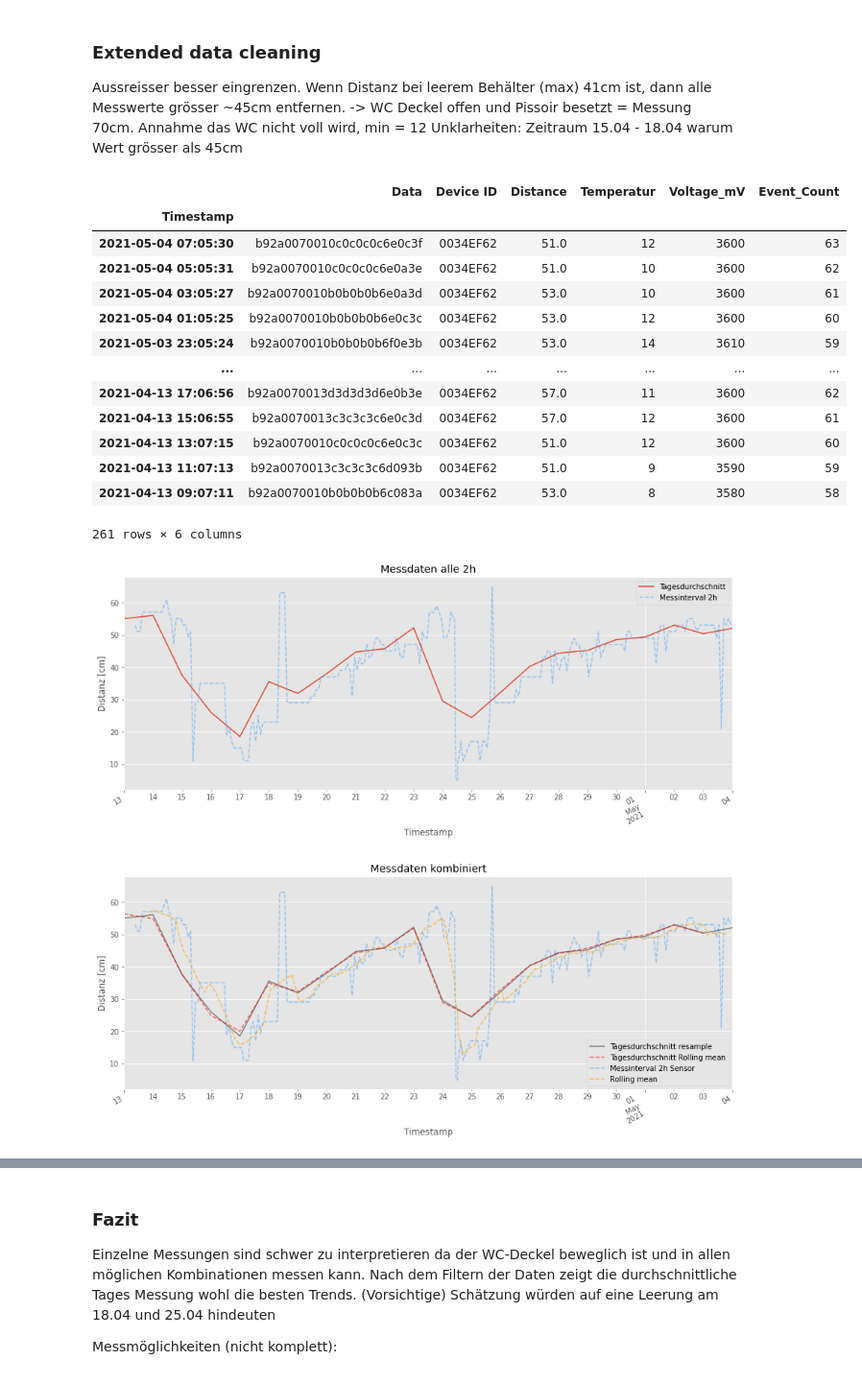
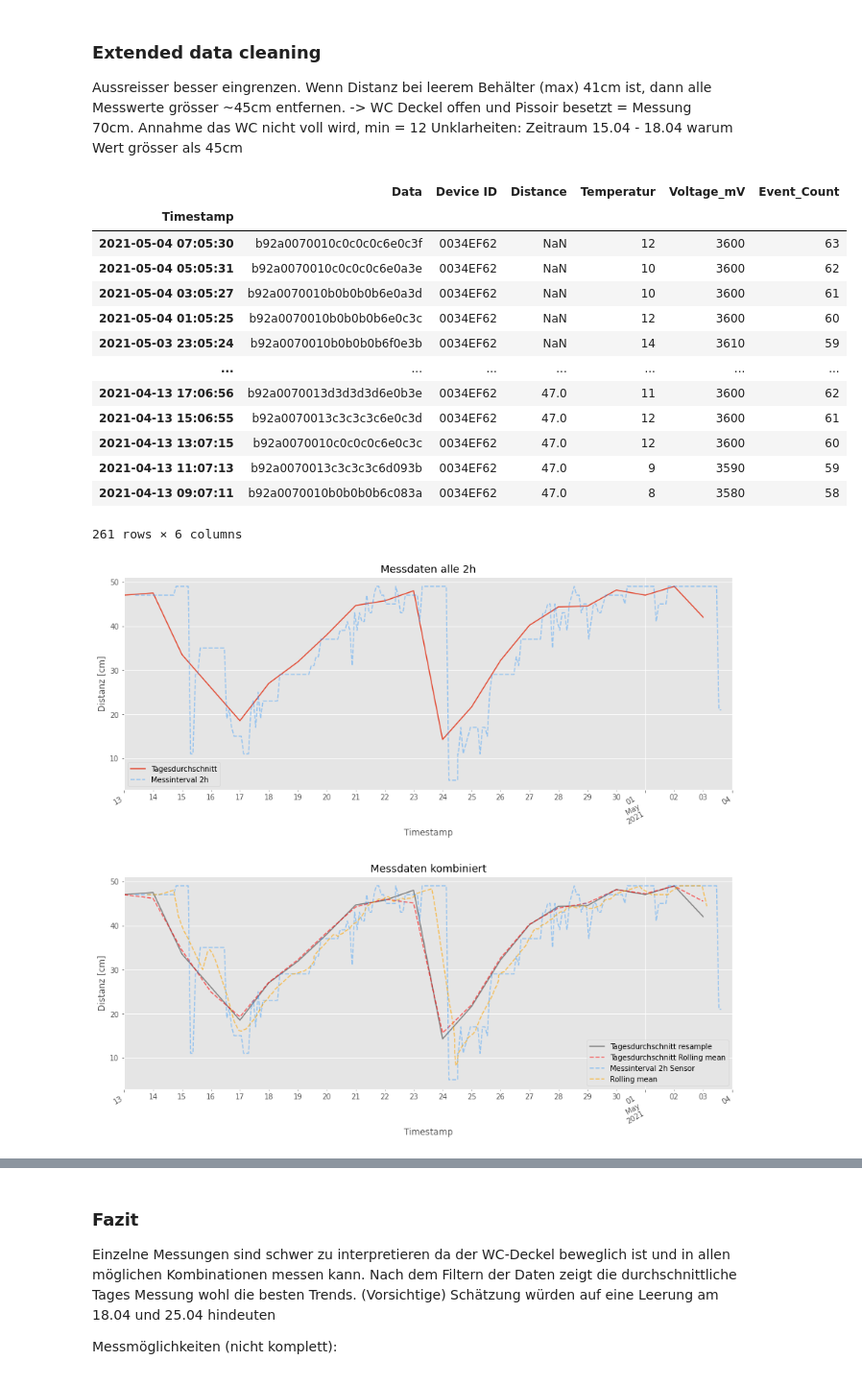
Before and after one commit to phyti1/ds_p4_kompotoi, a Jupyter notebook: Data_aquissation_sensoneo.ipynb, the cells around one changed output, grey strips where cells are left out. Shown at 96% size. Cells and saved outputs as stored; diff of their text form; code cells hidden in the pictures.

```diff
--- a/Data_aquissation_sensoneo.ipynb
+++ b/Data_aquissation_sensoneo.ipynb
@@ -304,10 +305,11 @@ plt.show()
 #### Daten filter und ersetzen
 # %%
 # Daten filtern und NA's schreiben
-df_sensoneo['Distance'] = df_sensoneo['Distance'].astype('float')
-df_sensoneo['Distance'] = np.where(df_sensoneo['Distance'] <= 100, df_sensoneo['Distance'], pd.NA)
-df_sensoneo['Distance'] = np.where(df_sensoneo['Distance'] >= 5, df_sensoneo['Distance'], pd.NA)
-df_sensoneo
+df_sensoneof1 = df_sensoneo
+df_sensoneof1['Distance'] = df_sensoneof1['Distance'].astype('float')
+df_sensoneof1['Distance'] = np.where(df_sensoneof1['Distance'] <= 100, df_sensoneof1['Distance'], pd.NA)  #np.nan
+df_sensoneof1['Distance'] = np.where(df_sensoneof1['Distance'] >= 5, df_sensoneof1['Distance'], pd.NA)
+df_sensoneof1
 # %% [output]
 |  | Data | Device ID | Distance | Temperatur | Voltage_mV | Event_Count |
 | Timestamp |  |  |  |  |  |  |
@@ -325,8 +327,8 @@ df_sensoneo
 261 rows × 6 columns
 # %%
 # Daten filtern und NA's mit ffill füllen
-df_sensoneo['Distance'].fillna(method='ffill', inplace = True)
-df_sensoneo
+df_sensoneof1['Distance'].fillna(method='ffill', inplace = True)
+df_sensoneof1
 # %% [output]
 |  | Data | Device ID | Distance | Temperatur | Voltage_mV | Event_Count |
 | Timestamp |  |  |  |  |  |  |
@@ -347,9 +349,9 @@ df_sensoneo
 # %%
 # Distance daten drehen
 max_Füllmenge = 75
-for i, row in enumerate(df_sensoneo['Distance']):
-    df_sensoneo.iloc[i, df_sensoneo.columns.get_loc('Distance')] = max_Füllmenge - df_sensoneo.iloc[i, df_sensoneo.columns.get_loc('Distance')]
-df_sensoneo
+for i, row in enumerate(df_sensoneof1['Distance']):
+    df_sensoneof1.iloc[i, df_sensoneof1.columns.get_loc('Distance')] = max_Füllmenge - df_sensoneof1.iloc[i, df_sensoneof1.columns.get_loc('Distance')]
+df_sensoneof1
 # %% [output]
 |  | Data | Device ID | Distance | Temperatur | Voltage_mV | Event_Count |
 | Timestamp |  |  |  |  |  |  |
@@ -400,52 +399,53 @@ Unklarheiten: Zeitraum 15.04 - 18.04 warum Wert grösser als 45cm
 # %%
 # Daten filtern und NA's schreiben
-df_sensoneo['Distance'] = df_sensoneo['Distance'].astype('float')
-df_sensoneo['Distance'] = np.where(df_sensoneo['Distance'] <= 70, df_sensoneo['Distance'], np.nan)
-df_sensoneo['Distance'] = np.where(df_sensoneo['Distance'] >= 5, df_sensoneo['Distance'], np.nan)
+df_sensoneof2 = df_sensoneo
+df_sensoneof2['Distance'] = df_sensoneof2['Distance'].astype('float')
+df_sensoneof2['Distance'] = np.where(df_sensoneof2['Distance'] <= 50, df_sensoneof2['Distance'], np.nan)
+df_sensoneof2['Distance'] = np.where(df_sensoneof2['Distance'] >= 5, df_sensoneof2['Distance'], np.nan)
 # Daten filtern und NA's mit ffill füllen
-df_sensoneo['Distance'].fillna(method='ffill', inplace = True)
-df_sensoneo
+df_sensoneof2['Distance'].fillna(method='ffill', inplace = True)
+df_sensoneof2
 # %% [output]
 |  | Data | Device ID | Distance | Temperatur | Voltage_mV | Event_Count |
 | Timestamp |  |  |  |  |  |  |
-| 2021-05-04 07:05:30 | b92a0070010c0c0c0c6e0c3f | 0034EF62 | 51.0 | 12 | 3600 | 63 |
-| 2021-05-04 05:05:31 | b92a0070010c0c0c0c6e0a3e | 0034EF62 | 51.0 | 10 | 3600 | 62 |
-| 2021-05-04 03:05:27 | b92a0070010b0b0b0b6e0a3d | 0034EF62 | 53.0 | 10 | 3600 | 61 |
-| 2021-05-04 01:05:25 | b92a0070010b0b0b0b6e0c3c | 0034EF62 | 53.0 | 12 | 3600 | 60 |
-| 2021-05-03 23:05:24 | b92a0070010b0b0b0b6f0e3b | 0034EF62 | 53.0 | 14 | 3610 | 59 |
+| 2021-05-04 07:05:30 | b92a0070010c0c0c0c6e0c3f | 0034EF62 | NaN | 12 | 3600 | 63 |
+| 2021-05-04 05:05:31 | b92a0070010c0c0c0c6e0a3e | 0034EF62 | NaN | 10 | 3600 | 62 |
+| 2021-05-04 03:05:27 | b92a0070010b0b0b0b6e0a3d | 0034EF62 | NaN | 10 | 3600 | 61 |
+| 2021-05-04 01:05:25 | b92a0070010b0b0b0b6e0c3c | 0034EF62 | NaN | 12 | 3600 | 60 |
+| 2021-05-03 23:05:24 | b92a0070010b0b0b0b6f0e3b | 0034EF62 | NaN | 14 | 3610 | 59 |
 | ... | ... | ... | ... | ... | ... | ... |
-| 2021-04-13 17:06:56 | b92a0070013d3d3d3d6e0b3e | 0034EF62 | 57.0 | 11 | 3600 | 62 |
-| 2021-04-13 15:06:55 | b92a0070013c3c3c3c6e0c3d | 0034EF62 | 57.0 | 12 | 3600 | 61 |
-| 2021-04-13 13:07:15 | b92a0070010c0c0c0c6e0c3c | 0034EF62 | 51.0 | 12 | 3600 | 60 |
-| 2021-04-13 11:07:13 | b92a0070013c3c3c3c6d093b | 0034EF62 | 51.0 | 9 | 3590 | 59 |
-| 2021-04-13 09:07:11 | b92a0070010b0b0b0b6c083a | 0034EF62 | 53.0 | 8 | 3580 | 58 |
+| 2021-04-13 17:06:56 | b92a0070013d3d3d3d6e0b3e | 0034EF62 | 47.0 | 11 | 3600 | 62 |
+| 2021-04-13 15:06:55 | b92a0070013c3c3c3c6e0c3d | 0034EF62 | 47.0 | 12 | 3600 | 61 |
+| 2021-04-13 13:07:15 | b92a0070010c0c0c0c6e0c3c | 0034EF62 | 47.0 | 12 | 3600 | 60 |
+| 2021-04-13 11:07:13 | b92a0070013c3c3c3c6d093b | 0034EF62 | 47.0 | 9 | 3590 | 59 |
+| 2021-04-13 09:07:11 | b92a0070010b0b0b0b6c083a | 0034EF62 | 47.0 | 8 | 3580 | 58 |
 261 rows × 6 columns
 # %%
 # Alle Wochentage
-df_sensoneo['Distance'].resample('D').mean().plot(label='Tagesdurchschnitt')
-df_sensoneo['Distance'].plot(color='dodgerblue', linestyle='--', alpha=0.4, figsize=(15,6), label='Messinterval 2h')
+df_sensoneof2['Distance'].resample('D').mean().plot(label='Tagesdurchschnitt')
+df_sensoneof2['Distance'].plot(color='dodgerblue', linestyle='--', alpha=0.4, figsize=(15,6), label='Messinterval 2h')
 plt.title('Messdaten alle 2h')
 plt.ylabel('Distanz [cm]')
 plt.legend()
 plt.savefig('./Jupyter Notebook Grafiken/Füllstandsensor1_Messdaten Tagesdurchschnitt_f2.png')
 plt.show()
 # %% [output]
-[figure, old version]
+[figure, new version]
 # %%
-df_sensoneo['Distance'].resample('D').mean().shift(0).plot(color='gray', label='Tagesdurchschnitt resample')
-df_sensoneo['Distance'].rolling(12,center=True).mean().resample('D').mean().plot(color='red', linestyle='--',
+df_sensoneof2['Distance'].resample('D').mean().shift(0).plot(color='gray', label='Tagesdurchschnitt resample')
+df_sensoneof2['Distance'].rolling(12,center=True).mean().resample('D').mean().plot(color='red', linestyle='--',
                                                                      alpha=0.6, label='Tagesdurchschnitt Rolling mean')
 
-df_sensoneo['Distance'].plot(color='dodgerblue', linestyle='--', alpha=0.4, figsize=(15,6), label='Messinterval 2h Sensor')
-df_sensoneo['Distance'].rolling(12, center=True).mean().plot(color='orange', linestyle='--', alpha=0.6,
+df_sensoneof2['Distance'].plot(color='dodgerblue', linestyle='--', alpha=0.4, figsize=(15,6), label='Messinterval 2h Sensor')
+df_sensoneof2['Distance'].rolling(12, center=True).mean().plot(color='orange', linestyle='--', alpha=0.6,
                                                              label='Rolling mean')
 plt.title('Messdaten kombiniert')
 plt.ylabel('Distanz [cm]')
 plt.legend()
-plt.savefig('./Jupyter Notebook Grafiken/Füllstandsensor1_Messdaten Tagesdurchschnitt_f3.png')
+plt.savefig('./Jupyter Notebook Grafiken/Füllstandsensor1_Messdaten kombi Tagesdurchschnitt_f2.png')
 plt.show()
 # %% [output]
-[figure, old version]
+[figure, new version]
 # %%
 # Arbeitstage (ohne Wochenende)
 # df_sensoneo['Distance'].resample('B').mean().plot(label='Tagesdurchschnitt')
```
Also changed, not shown: parts of 45 cells of this notebook, 10 other files.
